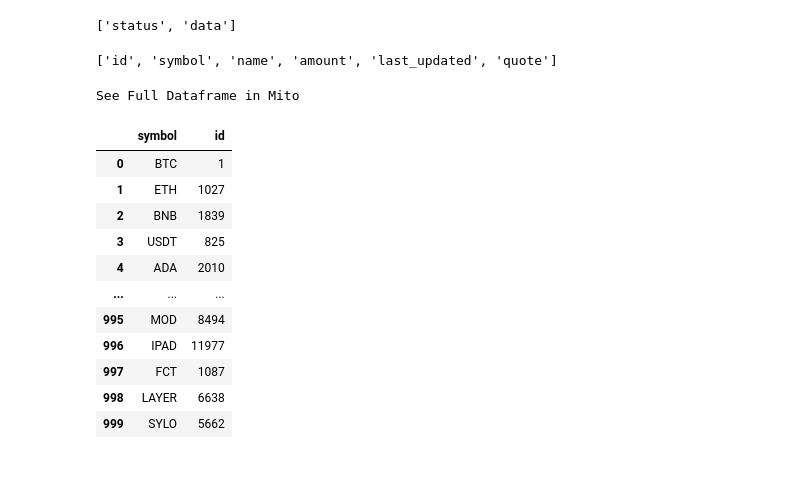
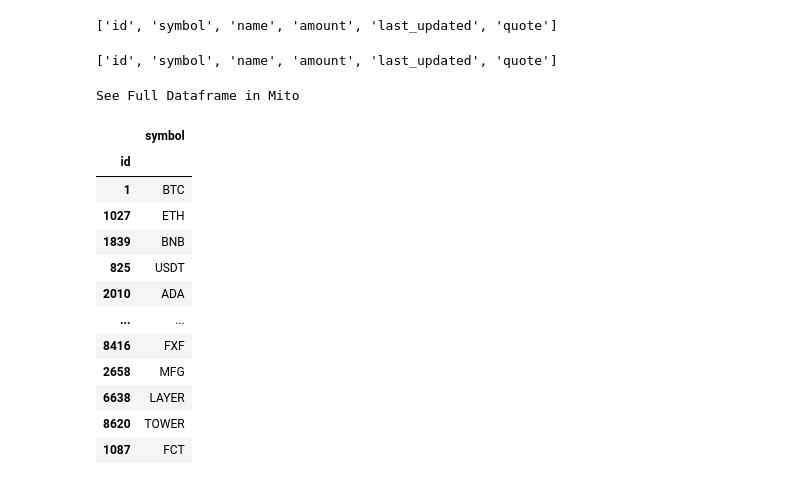
Before and after one commit to webclinic017/The_Crypto_Caller, a Jupyter notebook: workflow/billy_workflow/coinmarketcap_api.ipynb, the cells around one changed output. Saved outputs shown, nothing was run; the diff lists cells and outputs as text; code cells hidden in the pictures.

Commit message:
many attempts

```diff
--- a/workflow/billy_workflow/coinmarketcap_api.ipynb
+++ b/workflow/billy_workflow/coinmarketcap_api.ipynb
@@ -21,25 +21,28 @@ headers = {
 session = Session()
 session.headers.update(headers)
 
-# try:
-#   response = session.get(listing_url, params=parameters)
-#   data = json.loads(response.text)
-#   print(json.dumps(data, indent=4))
-# except (ConnectionError, Timeout, TooManyRedirects) as e:
-#   print(e)
-
-# try:
-#   response = session.get(quote_url, params=parameters)
-#   data = json.loads(response.text)
-#   print(json.dumps(data, indent=4))
-# except (ConnectionError, Timeout, TooManyRedirects) as e:
-#   print(e)
-
 response = session.get(listing_url, params=parameters)
 
 data = json.loads(response.text)
-crypto = []
-for row in data["data"]:
-    crypto.append(pd.Series(row))
-crypto
+print(json.dumps(data, indent=4))
+# crypto = []
+# for row in data["data"]:
+#     crypto.append(pd.Series(row))
+# crypto = pd.DataFrame(
+#     data=crypto,
+#     columns = ["id", "name", "symbol", "quote"]
+# )
+
+#crypto_df['quote'][1]['USD']['price']
+
+# crypto
+# crypto = data['data'][2]['quote']['USD']['price']
+# crypto
+
+# for index, row in crypto.iterrows():
+#   id = crypto.loc[0]
+#   crypto_price = data['data'][f'{id}']['quote']['USD']['price'].astype(int)
+#   crypto.loc[index, "price"] = crypto_price
+
+# crypto
 # %% [output]
@@ -77,7 +112,7 @@ for row in data['data']:
     quote.append(row)
 quote
 # %% [output]
-['status', 'data']
+['id', 'symbol', 'name', 'amount', 'last_updated', 'quote']
 # %%
 amount = 1
 symbol = 'BTC'
@@ -100,22 +135,23 @@ get_crypto_prices()
 # %% [output]
 ['id', 'symbol', 'name', 'amount', 'last_updated', 'quote']
 # %%
-symbol_df = pd.DataFrame(crypto, columns=['symbol', 'id'])
+symbol_df = pd.DataFrame(crypto, columns=['symbol', 'id']).set_index(['id'])
 symbol_df
 # %% [output]
 See Full Dataframe in Mito
-|  | symbol | id |
-| 0 | BTC | 1 |
-| 1 | ETH | 1027 |
-| 2 | BNB | 1839 |
-| 3 | USDT | 825 |
-| 4 | ADA | 2010 |
-| ... | ... | ... |
-| 995 | MOD | 8494 |
-| 996 | IPAD | 11977 |
-| 997 | FCT | 1087 |
-| 998 | LAYER | 6638 |
-| 999 | SYLO | 5662 |
+|  | symbol |
+| id |  |
+| 1 | BTC |
+| 1027 | ETH |
+| 1839 | BNB |
+| 825 | USDT |
+| 2010 | ADA |
+| ... | ... |
+| 8416 | FXF |
+| 2658 | MFG |
+| 6638 | LAYER |
+| 8620 | TOWER |
+| 1087 | FCT |
 # %%
 crypto_df = pd.DataFrame(
     crypto,
```
Also changed, not shown: parts of 9 cells of this notebook, 1 other file.
